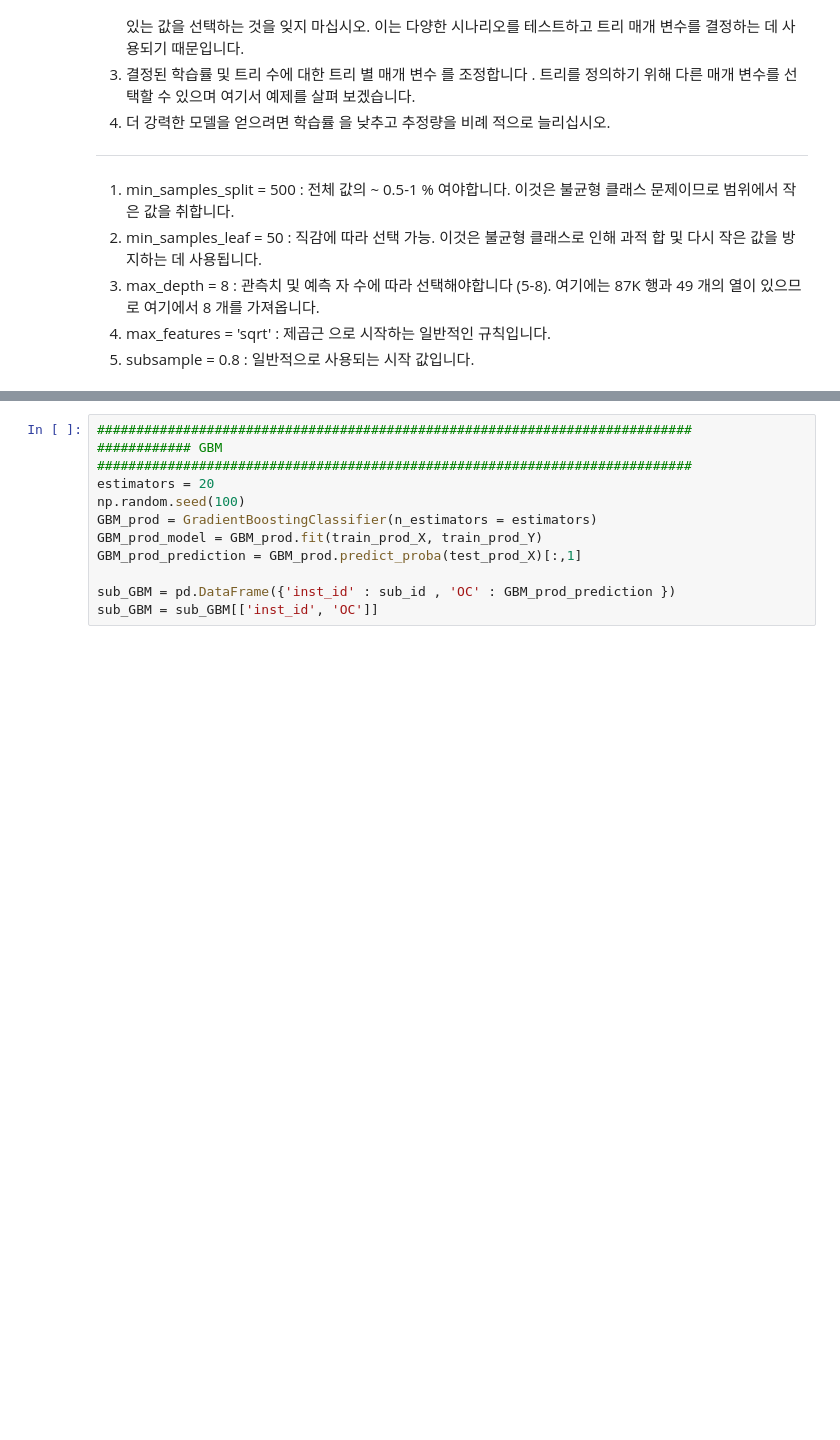
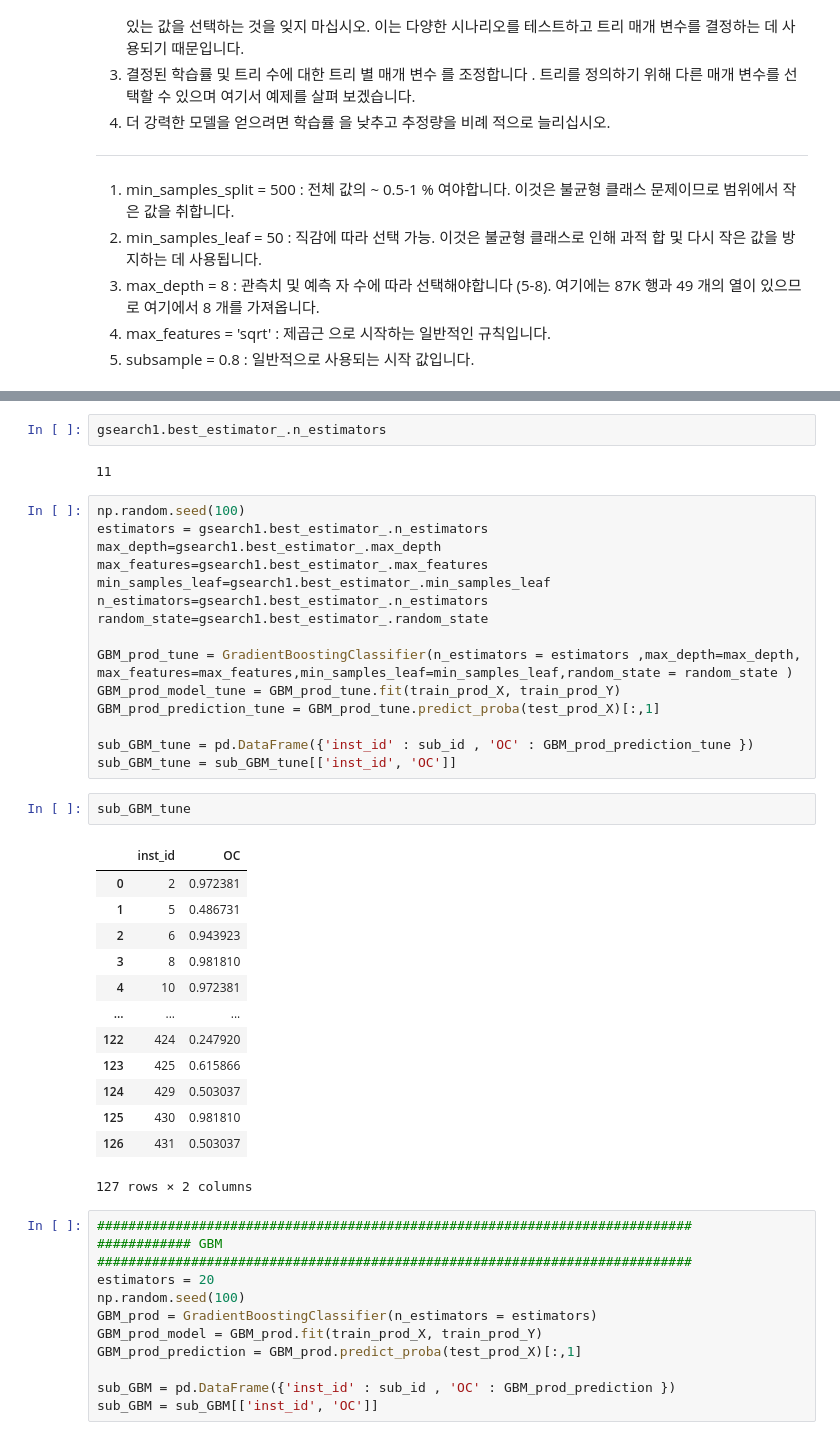
Before and after one commit to SwimmingHwang/hospital-opened-closed-classification, a Jupyter notebook: main.ipynb, the cells around one changed output, grey strips where cells are left out. Drawn from its saved outputs; the diff is of its cells as text; blank space fills up the shorter version.

```diff
--- a/main.ipynb
+++ b/main.ipynb
@@ -432,3 +384,38 @@ GradientBoostingClassifier(max_depth=8, max_features='sqrt',
+# %%
+gsearch1.best_estimator_.n_estimators
+# %% [output]
+11
+# %%
+np.random.seed(100)
+estimators = gsearch1.best_estimator_.n_estimators
+max_depth=gsearch1.best_estimator_.max_depth
+max_features=gsearch1.best_estimator_.max_features
+min_samples_leaf=gsearch1.best_estimator_.min_samples_leaf
+n_estimators=gsearch1.best_estimator_.n_estimators
+random_state=gsearch1.best_estimator_.random_state
+
+GBM_prod_tune = GradientBoostingClassifier(n_estimators = estimators ,max_depth=max_depth, max_features=max_features,min_samples_leaf=min_samples_leaf,random_state = random_state )
+GBM_prod_model_tune = GBM_prod_tune.fit(train_prod_X, train_prod_Y)
+GBM_prod_prediction_tune = GBM_prod_tune.predict_proba(test_prod_X)[:,1]
+
+sub_GBM_tune = pd.DataFrame({'inst_id' : sub_id , 'OC' : GBM_prod_prediction_tune })
+sub_GBM_tune = sub_GBM_tune[['inst_id', 'OC']]
+# %%
+sub_GBM_tune
+# %% [output]
+|  | inst_id | OC |
+| 0 | 2 | 0.972381 |
+| 1 | 5 | 0.486731 |
+| 2 | 6 | 0.943923 |
+| 3 | 8 | 0.981810 |
+| 4 | 10 | 0.972381 |
+| ... | ... | ... |
+| 122 | 424 | 0.247920 |
+| 123 | 425 | 0.615866 |
+| 124 | 429 | 0.503037 |
+| 125 | 430 | 0.981810 |
+| 126 | 431 | 0.503037 |
+127 rows × 2 columns
 # %%
 ############################################################################
 ############ GBM
```
Also changed, not shown: parts of 40 cells of this notebook, 5 other files.
